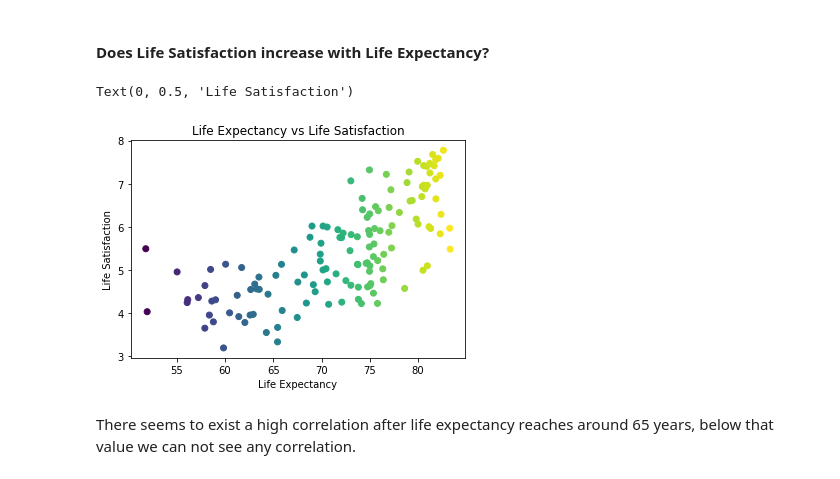
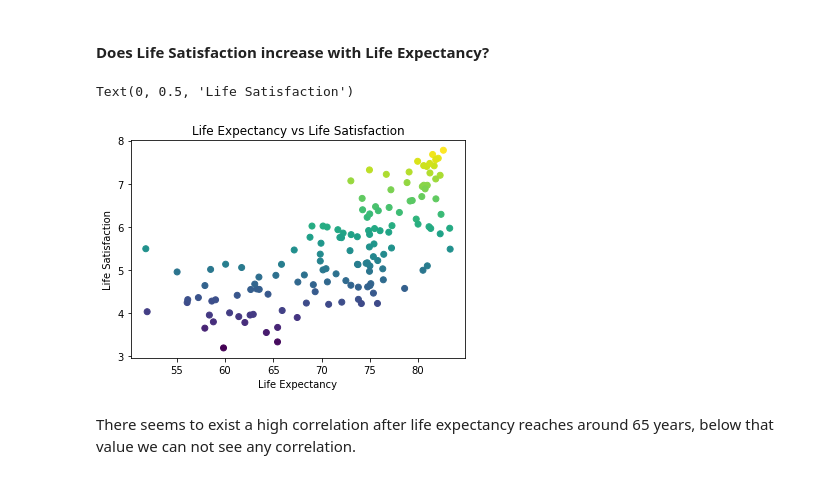
Before and after one commit to ponbac/AI-course, a Jupyter notebook: assignment1.ipynb, the cells around one changed output. Saved outputs shown, nothing was run; the diff lists cells and outputs as text; code cells hidden in the pictures.

```diff
--- a/assignment1.ipynb
+++ b/assignment1.ipynb
@@ -268,23 +268,23 @@ Yes, there seems to be a correlation. This is probably due to the fact that peop
 # %%
 # Merging the life expectancy data frame with the life satisfaction one
 df_merge = life2012.merge(gdp2012, on='Entity', how='outer').dropna(subset=['Life satisfaction'])
 
 # Creating dataframe with the relevant columns
 merge2012 = pd.DataFrame(df_merge, columns=['Entity', 'Life expectancy', 'Life satisfaction'])
 
 x = merge2012['Life expectancy']
 y = merge2012['Life satisfaction']
 
 # Creating scatterplot
-plt.scatter(x, y)
+plt.scatter(x, y, c=y)
 
 # Adding title and labels
 plt.title('Life Expectancy vs Life Satisfaction')
 plt.xlabel('Life Expectancy')
 plt.ylabel('Life Satisfaction')
 # %% [output]
 Text(0, 0.5, 'Life Satisfaction')
-[figure, old version]
+[figure, new version]
 # %% [markdown]
 There seems to exist a high correlation after life expectancy reaches around 65 years, below that value we can not see any correlation.
 # %%
```
Also changed, not shown: parts of 5 cells of this notebook.
